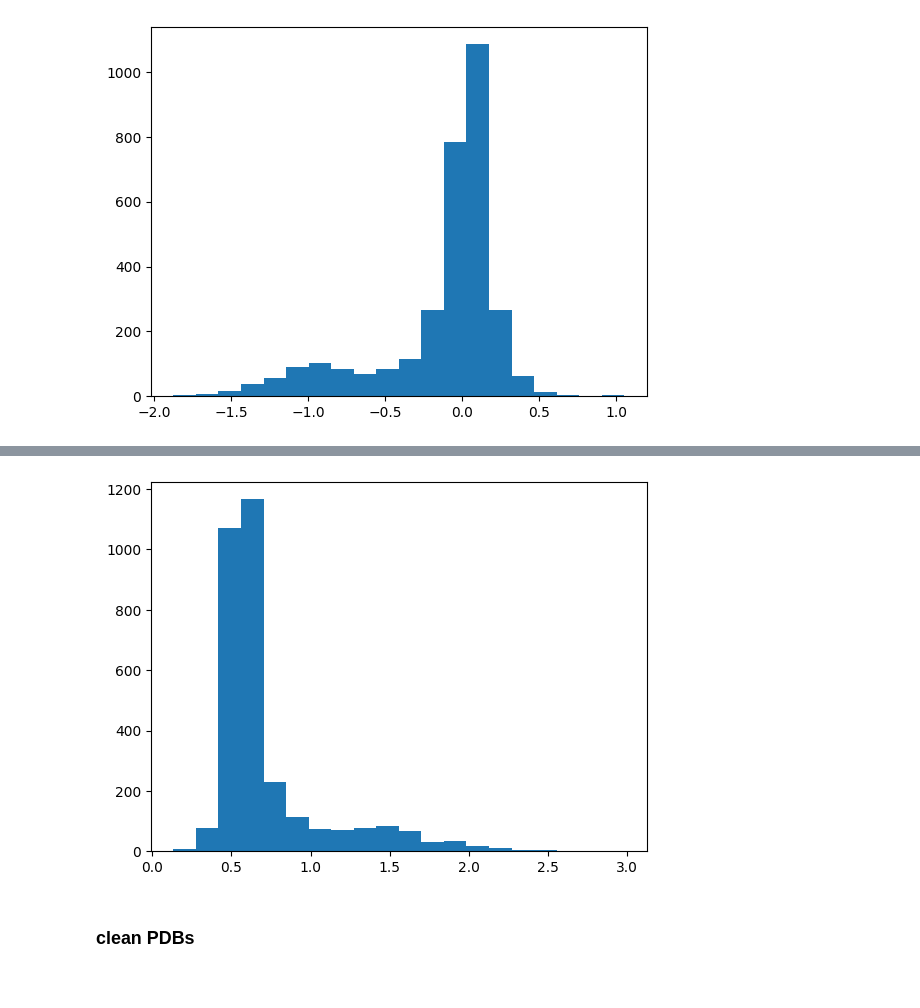
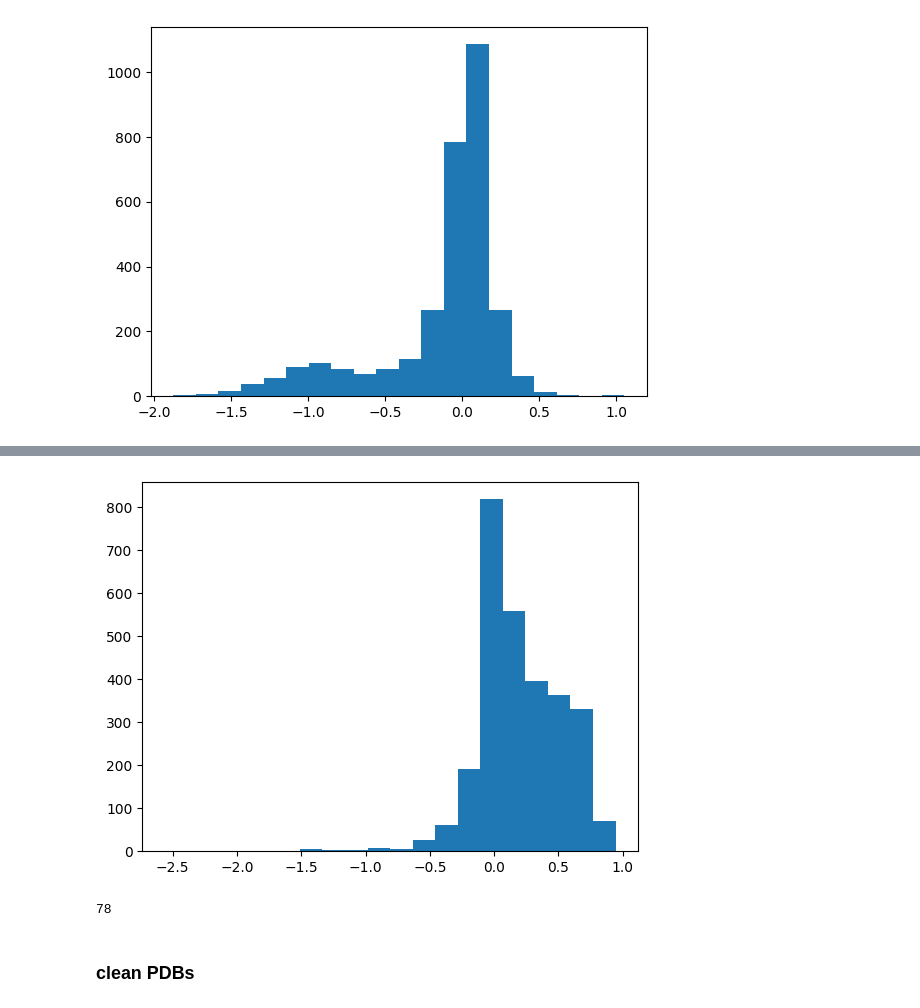
Before and after one commit to ZouJoelin/GPSite_Siamese, a Jupyter notebook: data_process_mavedb.ipynb, the cells around one changed output, grey strips where cells are left out. Drawn from its saved outputs; the diff is of its cells as text; code cells hidden in the pictures.

```diff
--- a/data_process_mavedb.ipynb
+++ b/data_process_mavedb.ipynb
@@ -24,0 +42,10 @@ plt.show()
+# %%
+import pandas as pd
+
+df_b = pd.read_csv("./datasets/mavedb/urn mavedb 00000077-b-2_scores.csv")
+score = df_b["score"]
+
+import matplotlib.pyplot as plt
+
+plt.hist(score, bins=20)
+plt.show()
@@ -25,14 +54,20 @@ plt.show()
 # %%
 
 R = float(8.314/4184)
 T = 300
 
-ddg =  R * T * (-1/2 + 3/(pow(2, score+1)))
+ddg = R * T * np.log(-1/2 + 3/(pow(2, score+1)))
 
 plt.hist(ddg, bins=20)
 plt.show()
 # %% [output]
-[figure, old version]
+[figure, new version]
+# %%
+import math
+
+len([i for i in ddg if math.isnan(i)])
+# %% [output]
+78
 # %% [markdown]
 ### clean PDBs
 # %%
```
Also changed, not shown: parts of 11 cells of this notebook, 10 other files.
